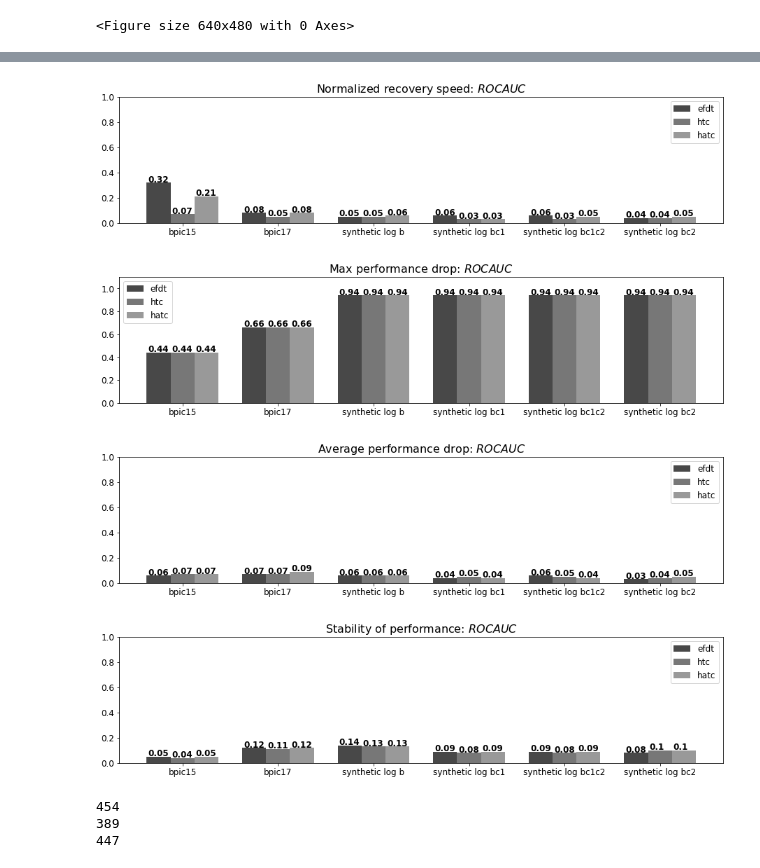
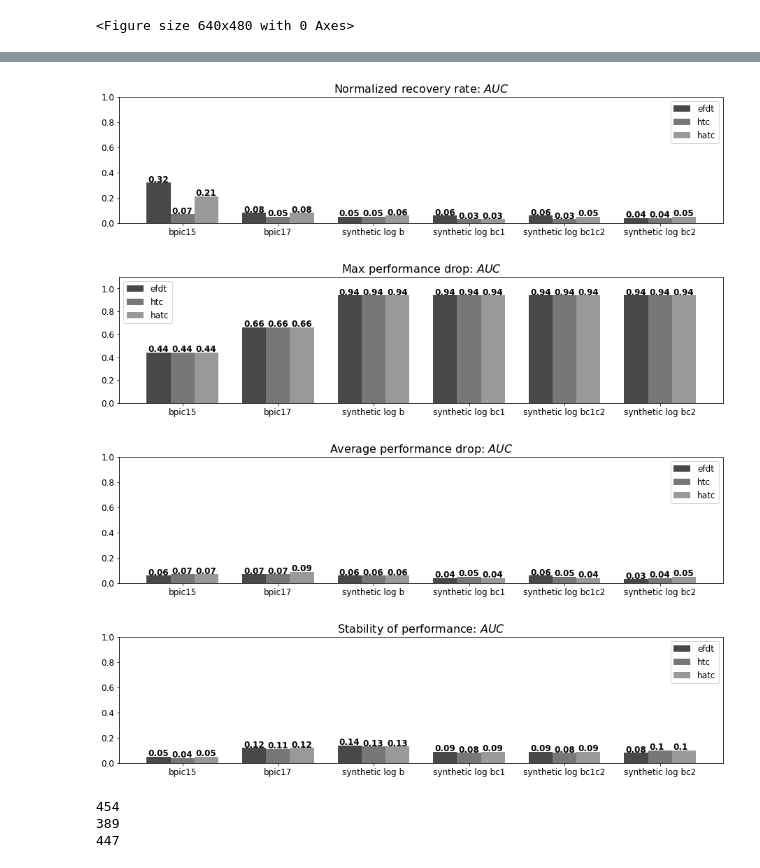
Before and after one commit to ghksdl6025/-streaming_prediction4pm_extension, a Jupyter notebook: graph_visualization.ipynb, the cells around one changed output, grey strips where cells are left out. Drawn from its saved outputs; the diff is of its cells as text; code cells hidden in the pictures.

```diff
--- a/graph_visualization.ipynb
+++ b/graph_visualization.ipynb
@@ -11,7 +11,7 @@ plt.rc('font', size=12)
 # %% [output]
 <Figure size 640x480 with 0 Axes>
 # %%
-performance_measure = 'ROCAUC'
+performance_measure = 'AUC'
 
 df = pd.read_csv('./metrics/%s evaluation metrics.csv'%(performance_measure))
 # %%
@@ -233,34 +234,37 @@ for pos, t in enumerate(x_label):
         x_label[pos] =t
 ax.bar(X+0.0, results[0], color ='#484848', width=0.25, label = cls_list[0])
 ax.bar(X+0.25, results[1], color ='#777', width=0.25, label = cls_list[1])
 ax.bar(X+0.5, results[2], color ='#999', width=0.25, label = cls_list[2])
 
 coordinates = []
 
 for i in range(len(results)):
     for pos, t in enumerate(results[i]):
         if i==0:
             coordinates.append((X[pos], t))
         elif i==1:
             coordinates.append((X[pos]+0.25, t))
         elif i==2:
             coordinates.append((X[pos]+0.5, t))
 
 for i, v in coordinates:
     ax.text(i-0.11, v + 0.005, str(v), color='black', fontweight='bold')
 
 ax.set_xticks(X+0.25)
 ax.set_xticklabels(x_label)
 plt.ylim(0,1)
 
+
+measurements = measurements.replace('speed', 'rate')
 filename = performance_measure +'_'+ measurements.replace(' ', '_')
 plt.legend()
+
 
 plt.title('%s: ${%s}$'%(measurements,performance_measure), fontsize=16)
 fig.savefig('./img/%s.pdf'%(filename),bbox_inches='tight')
 plt.show()
 # %% [output]
-[figure, old version]
+[figure, new version]
 # %%
 results =[]
 x_label = []
@@ -315,7 +319,7 @@ plt.title('%s: ${%s}$'%(measurements,performance_measure), fontsize=16)
 fig.savefig('./img/%s.pdf'%(filename),bbox_inches='tight')
 plt.show()
 # %% [output]
-[figure, old version]
+[figure, new version]
 # %%
 results =[]
 x_label = []
@@ -370,7 +374,7 @@ plt.title('%s: ${%s}$'%(measurements,performance_measure), fontsize=16)
 fig.savefig('./img/%s.pdf'%(filename),bbox_inches='tight')
 plt.show()
 # %% [output]
-[figure, old version]
+[figure, new version]
 # %%
 results =[]
 x_label = []
@@ -426,7 +430,7 @@ fig.savefig('./img/%s.pdf'%(filename),bbox_inches='tight')
 
 plt.show()
 # %% [output]
-[figure, old version]
+[figure, new version]
 # %%
 X = np.arange(3)
 fig = plt.figure(figsize = (12,8))
```
Also changed, not shown: parts of 3 cells of this notebook, 15 other files.
